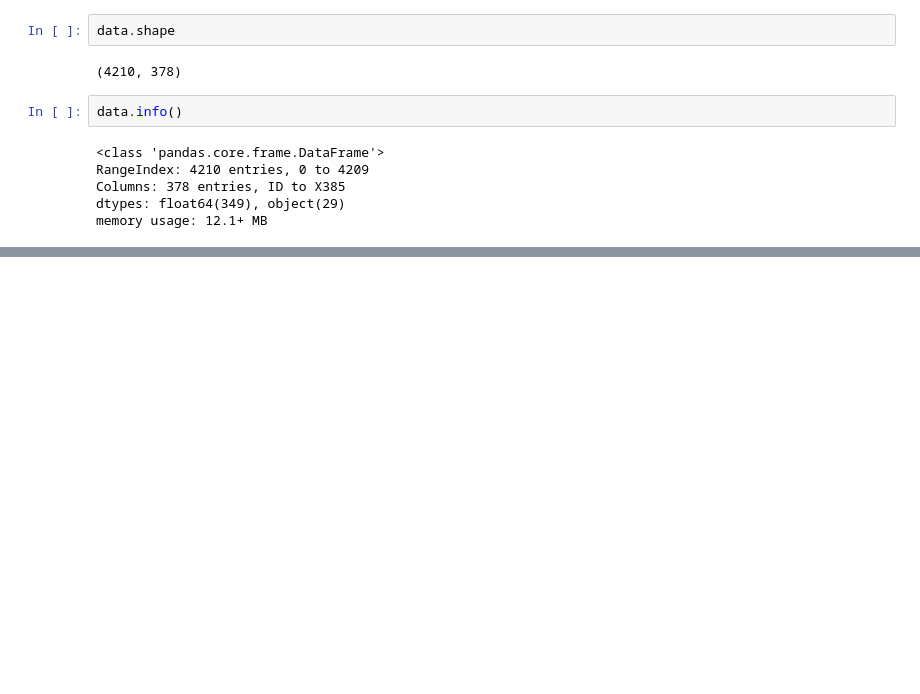
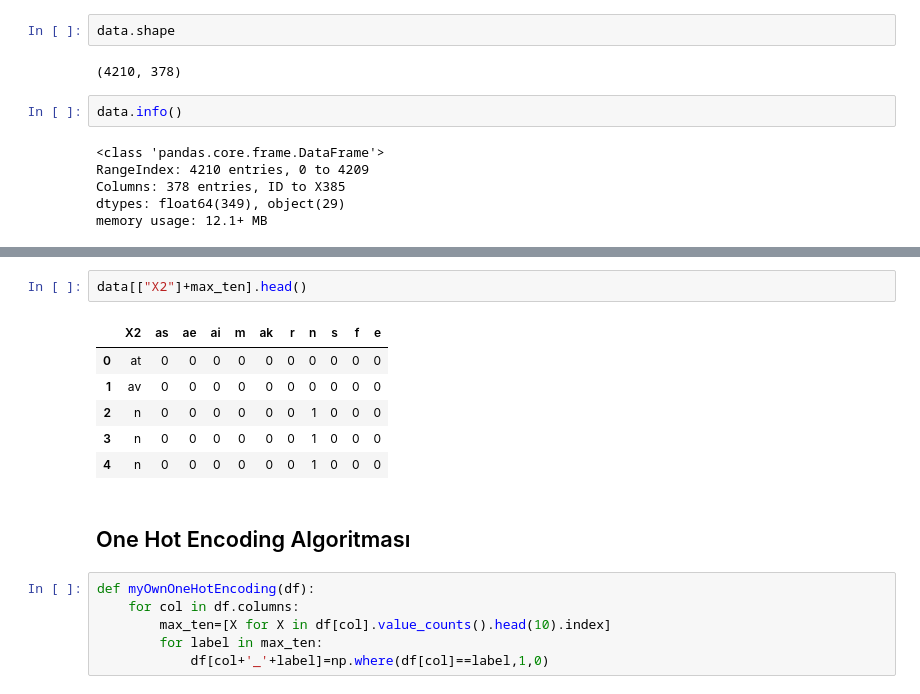
Before and after one commit to noteCe/Mercedes-Benz-Grener-Manufacturing, a Jupyter notebook: Mercedes-Benz Greener Manufacturing.ipynb, the cells around one changed output, grey strips where cells are left out. Saved outputs shown, nothing was run; the diff lists cells and outputs as text; blank space fills up the shorter version.

```diff
--- a/Mercedes-Benz Greener Manufacturing.ipynb
+++ b/Mercedes-Benz Greener Manufacturing.ipynb
@@ -25,0 +154,17 @@ memory usage: 12.1+ MB
+# %%
+data[["X2"]+max_ten].head()
+# %% [output]
+|  | X2 | as | ae | ai | m | ak | r | n | s | f | e |
+| 0 | at | 0 | 0 | 0 | 0 | 0 | 0 | 0 | 0 | 0 | 0 |
+| 1 | av | 0 | 0 | 0 | 0 | 0 | 0 | 0 | 0 | 0 | 0 |
+| 2 | n | 0 | 0 | 0 | 0 | 0 | 0 | 1 | 0 | 0 | 0 |
+| 3 | n | 0 | 0 | 0 | 0 | 0 | 0 | 1 | 0 | 0 | 0 |
+| 4 | n | 0 | 0 | 0 | 0 | 0 | 0 | 1 | 0 | 0 | 0 |
+# %% [markdown]
+## One Hot Encoding Algoritması
+# %%
+def myOwnOneHotEncoding(df):
+    for col in df.columns:
+        max_ten=[X for X in df[col].value_counts().head(10).index]
+        for label in max_ten:
+            df[col+'_'+label]=np.where(df[col]==label,1,0)
```
Also changed, not shown: parts of 20 cells of this notebook, 1 other file.
